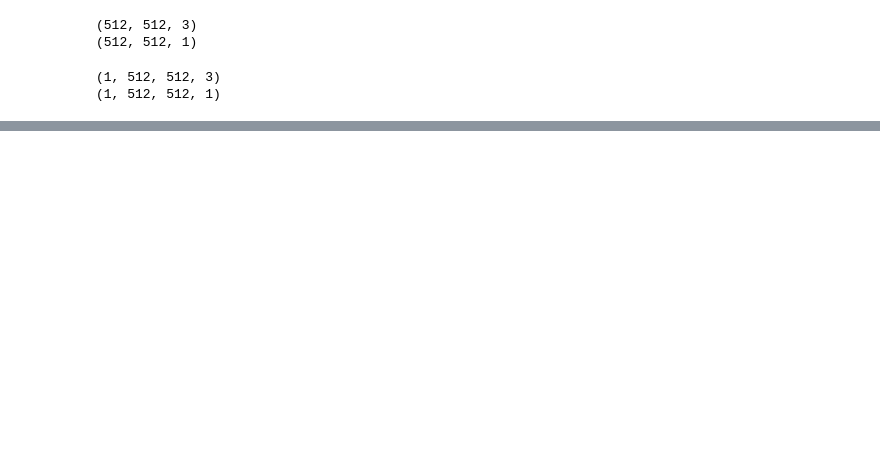
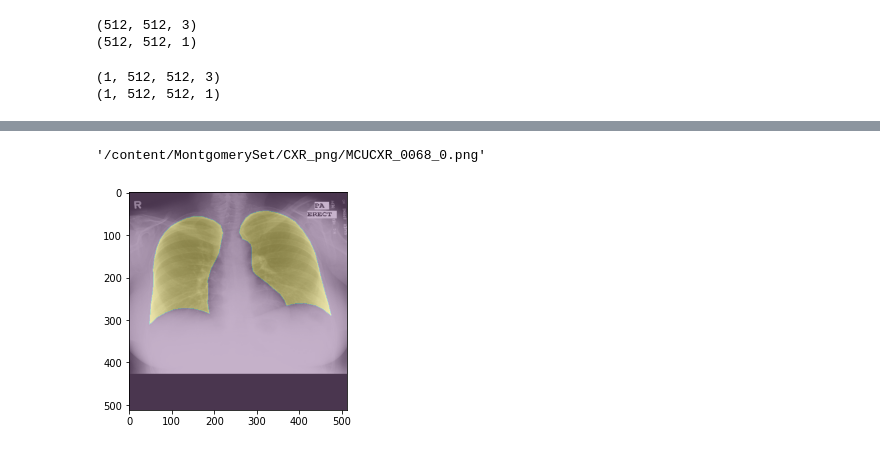
Before and after one commit to iteam1/Lung-segmentation-Unet, a Jupyter notebook: notebook.ipynb, the cells around one changed output, grey strips where cells are left out. Saved outputs shown, nothing was run; the diff lists cells and outputs as text; code cells hidden in the pictures; blank space fills up the shorter version.

```diff
--- a/notebook.ipynb
+++ b/notebook.ipynb
@@ -113,7 +138,7 @@ image_array = image_array/255
 # %% [output]
 (1, 1024, 1024, 3)
 # %%
-mask = tf.keras.preprocessing.image.load_img('NLM-MontgomeryCXRSet\MontgomerySet\ManualMask\leftMask\MCUCXR_0001_0.png',
+mask = tf.keras.preprocessing.image.load_img('/content/MontgomerySet/ManualMask/leftMask/MCUCXR_0001_0.png',
                                       target_size = (1024,1024))
 mask
 # %% [output]
@@ -261,0 +338,21 @@ Hint: If you want to see a list of allocated tensors when OOM happens, add repor
+# %%
+(x_train,y1_train,y2_train),(x_valid,y1_valid,y2_valid),(x_test,y1_test,y2_test) = train.load_data('/content/MontgomerySet')
+# %%
+x_train[0]
+# %% [output]
+'/content/MontgomerySet/CXR_png/MCUCXR_0068_0.png'
+# %%
+def make_data(x,y1,y2):
+  X  =np.zeros(shape = (len(x),512,512,3))
+  y = np.zeros(shape = (len(x),512,512,1))
+  for i in tqdm(range(len(x))):
+    X[i] = read_image(x[i],target_size = (512,512))
+    y[i] = read_mask(y1[i],y2[i])
+  return X,y
+# %%
+X_train,y_train = make_data(x_train,y1_train,y2_train)
+plt.imshow(X_train[0],alpha = 0.7)
+plt.imshow(y_train[0][:,:,0],alpha = 0.3)
+plt.savefig('train.png')
+# %% [output]
+[figure, added]
```
Also changed, not shown: parts of 28 cells of this notebook, 9 other files.
